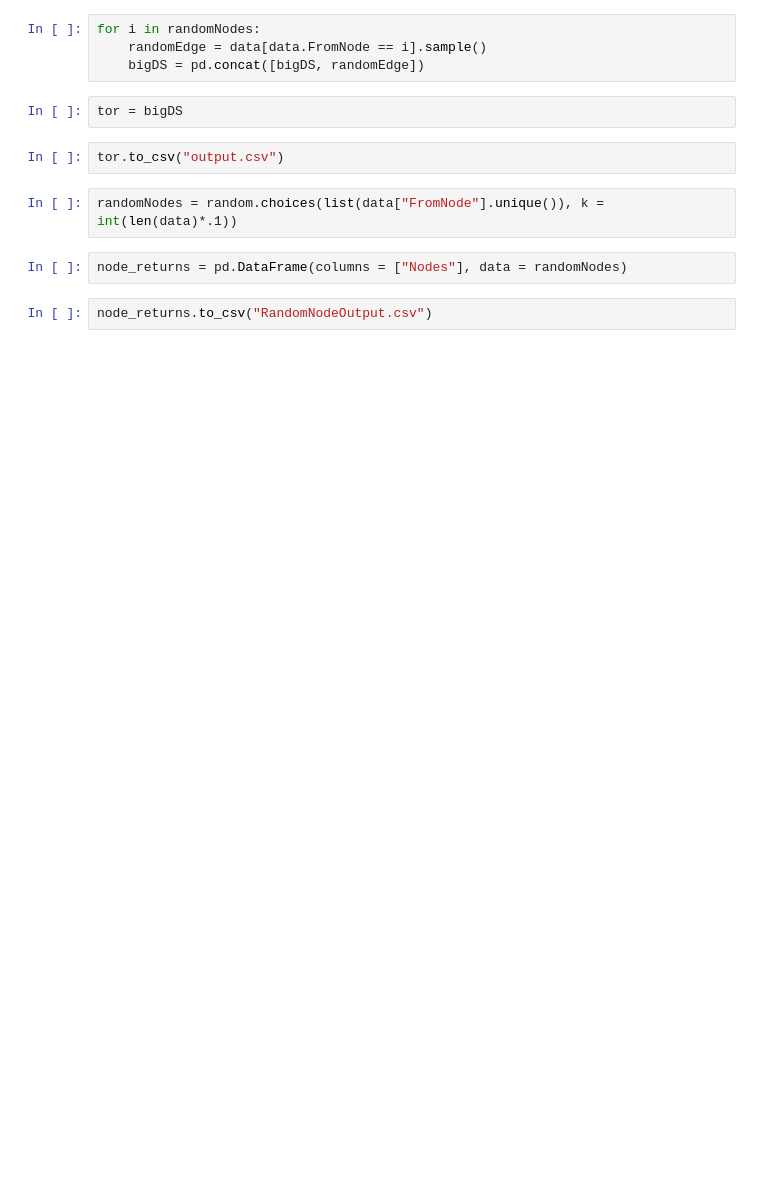
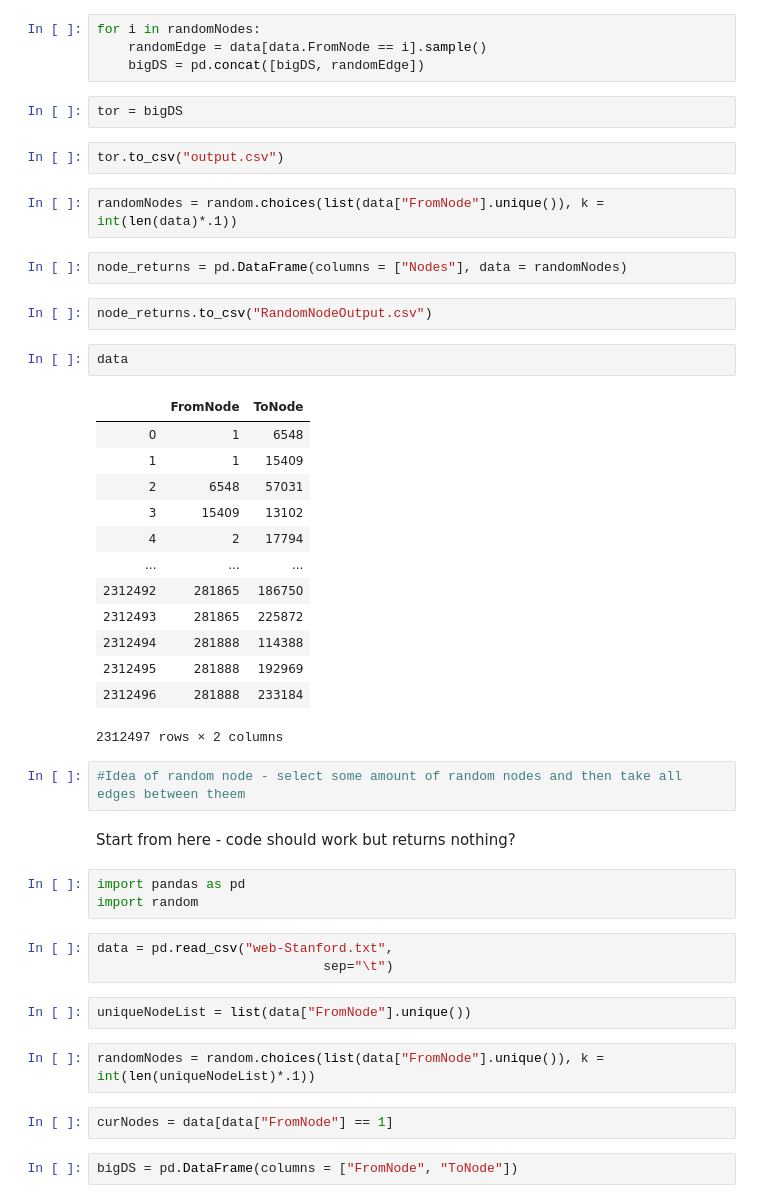
Before and after one commit to wturchetta22/COSC-254-Sampling, a Jupyter notebook: Willie_Random_Edge_Random_Node.ipynb, the cells around one changed output. Saved outputs shown, nothing was run; the diff lists cells and outputs as text; blank space fills up the shorter version.

```diff
--- a/Willie_Random_Edge_Random_Node.ipynb
+++ b/Willie_Random_Edge_Random_Node.ipynb
@@ -24,3 +24,37 @@ randomNodes = random.choices(list(data["FromNode"].unique()), k = int(len(data)*
 node_returns = pd.DataFrame(columns = ["Nodes"], data = randomNodes)
 # %%
 node_returns.to_csv("RandomNodeOutput.csv")
+# %%
+data
+# %% [output]
+|  | FromNode | ToNode |
+| 0 | 1 | 6548 |
+| 1 | 1 | 15409 |
+| 2 | 6548 | 57031 |
+| 3 | 15409 | 13102 |
+| 4 | 2 | 17794 |
+| ... | ... | ... |
+| 2312492 | 281865 | 186750 |
+| 2312493 | 281865 | 225872 |
+| 2312494 | 281888 | 114388 |
+| 2312495 | 281888 | 192969 |
+| 2312496 | 281888 | 233184 |
+2312497 rows × 2 columns
+# %%
+#Idea of random node - select some amount of random nodes and then take all edges between theem
+# %% [markdown]
+Start from here - code should work but returns nothing?
+# %%
+import pandas as pd
+import random
+# %%
+data = pd.read_csv("web-Stanford.txt",
+                             sep="\t")
+# %%
+uniqueNodeList = list(data["FromNode"].unique())
+# %%
+randomNodes = random.choices(list(data["FromNode"].unique()), k = int(len(uniqueNodeList)*.1))
+# %%
+curNodes = data[data["FromNode"] == 1]
+# %%
+bigDS = pd.DataFrame(columns = ["FromNode", "ToNode"])
```
Also changed, not shown: parts of 2 cells of this notebook.
